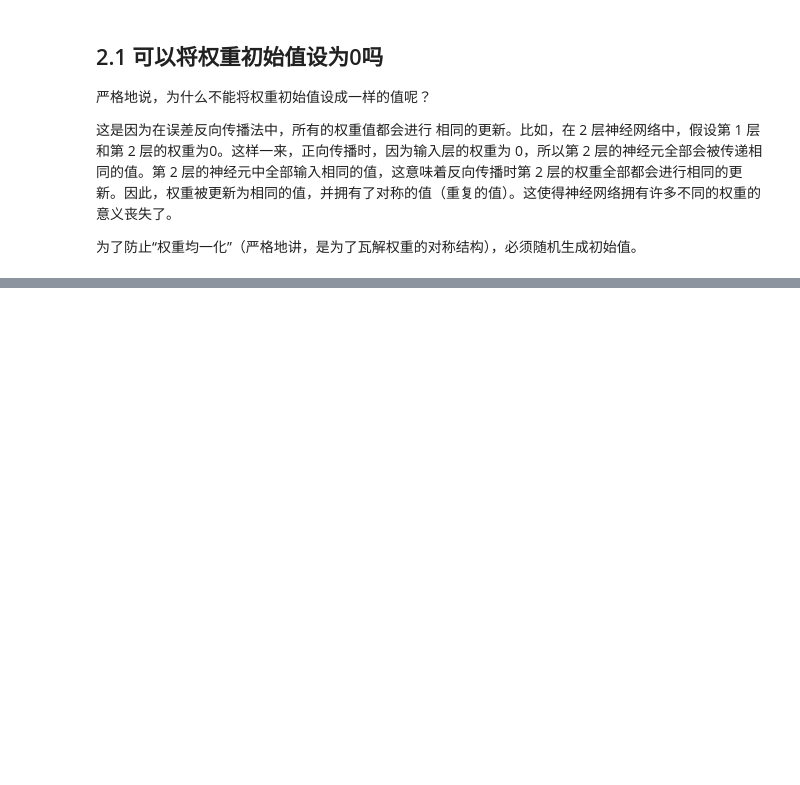
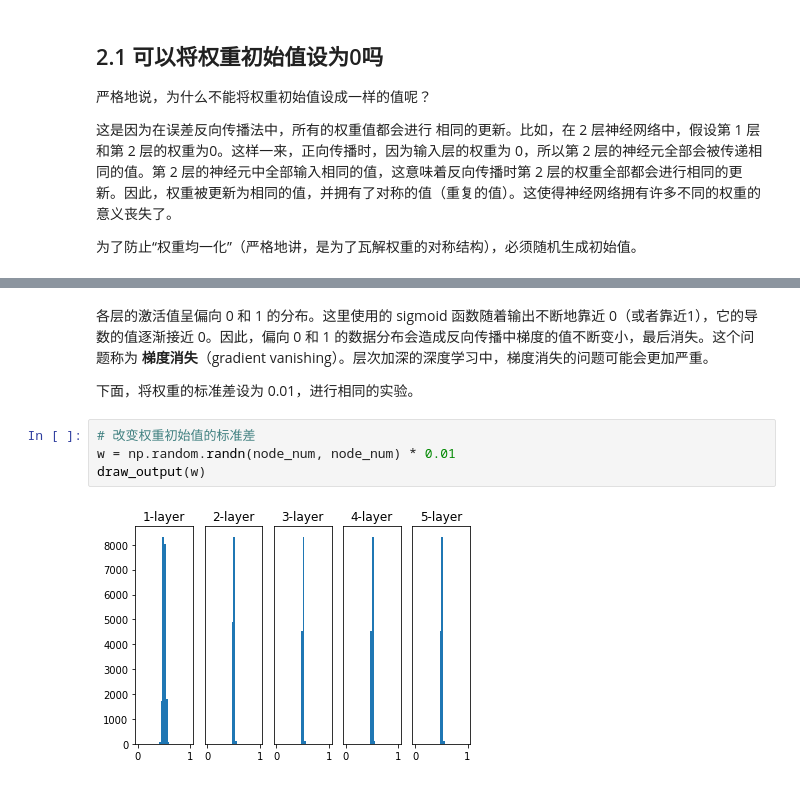
Before and after one commit to devonchenc/python-deep-learning, a Jupyter notebook: 12.Optimization_and_regularization.ipynb, the cells around one changed output, grey strips where cells are left out. Saved outputs shown, nothing was run; the diff lists cells and outputs as text; blank space fills up the shorter version.

```diff
--- a/12.Optimization_and_regularization.ipynb
+++ b/12.Optimization_and_regularization.ipynb
@@ -211,0 +265,10 @@ class Adam:
+# %% [markdown]
+各层的激活值呈偏向 0 和 1 的分布。这里使用的 sigmoid 函数随着输出不断地靠近 0（或者靠近1），它的导数的值逐渐接近 0。因此，偏向 0 和 1 的数据分布会造成反向传播中梯度的值不断变小，最后消失。这个问题称为 **梯度消失**（gradient vanishing）。层次加深的深度学习中，梯度消失的问题可能会更加严重。
+
+下面，将权重的标准差设为 0.01，进行相同的实验。
+# %%
+# 改变权重初始值的标准差
+w = np.random.randn(node_num, node_num) * 0.01
+draw_output(w)
+# %% [output]
+[figure, added]
```
Also changed, not shown: parts of 8 cells of this notebook.
